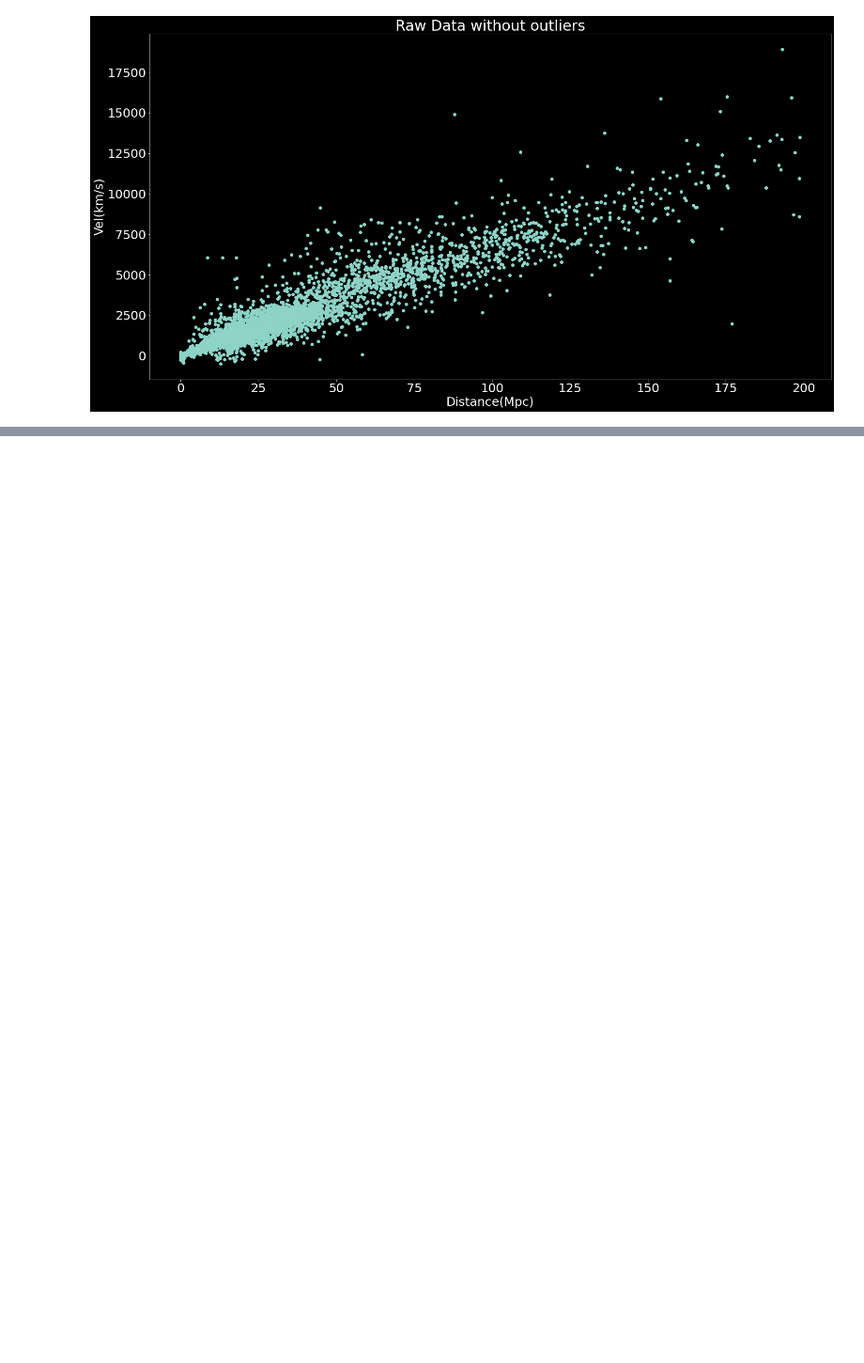
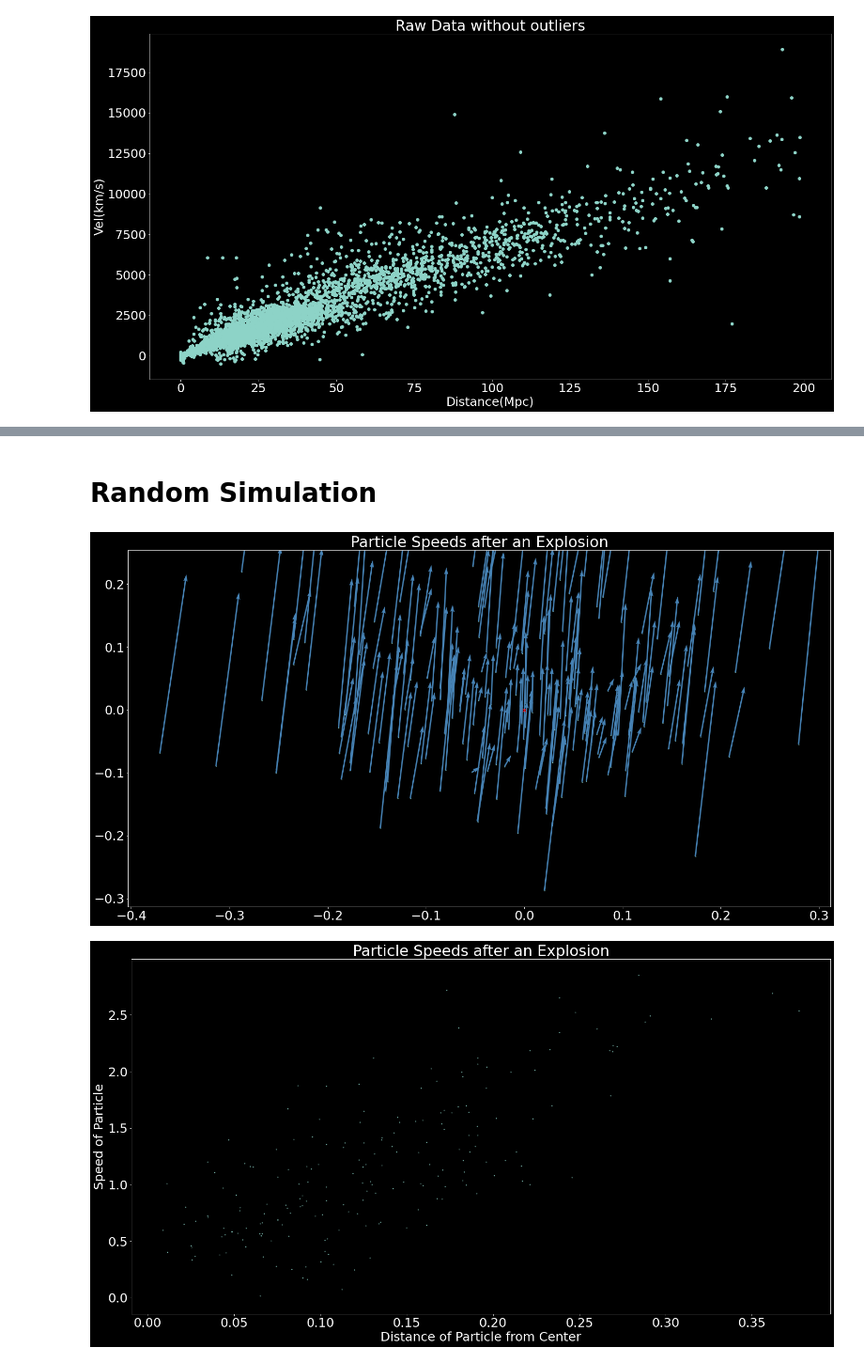
Before and after one commit to bpeck114/c161_project, a Jupyter notebook: dex/hyperleda_query.ipynb, the cells around one changed output, grey strips where cells are left out. Shown: that part at 94% size. Saved outputs shown, nothing was run; the diff lists cells and outputs as text; code cells hidden in the pictures; blank space fills up the shorter version.

```diff
--- a/dex/hyperleda_query.ipynb
+++ b/dex/hyperleda_query.ipynb
@@ -75,0 +98,33 @@ v
+# %% [markdown]
+# Random Simulation
+# %%
+import numpy as np
+import matplotlib.pyplot as plt
+
+sim_particles = 500
+
+# Simulates a vector explosion
+bigbang = np.column_stack((np.random.normal(0, 1, n), np.random.normal(0, 1, n)))
+bigbang_dx = bigbang[:, 0] * 0.1 + 0.05 * np.random.normal(0, 1, n)
+bigbang_dy = bigbang[:, 1] * 0.1 + 0.05 * np.random.normal(0, 1, n)
+bigbang_speed= np.sqrt(bigbang_dx** 2 + bigbang_dy ** 2)
+bigbang_distance = np.sqrt(bigbang[:, 0] ** 2 + bigbang[:, 1] ** 2)
+
+# Plot 1: Particle Speeds after an Explosion
+fig, ax = plt.subplots(figsize=(25, 13))
+ax.scatter(bigbang_dx, bigbang_dy, s=1)
+ax.quiver(bigbang_dx, bigbang_dy, bigbang_speed, bigbang_distance, color='steelblue', scale=10, width=0.002)
+ax.scatter(0, 0, color='red', marker='x')
+ax.set_title('Particle Speeds after an Explosion')
+
+# Plot 2: Particle Speeds vs. Distance from Center
+fig, ax = plt.subplots(figsize=(25, 13))
+ax.scatter(bigbang_speed, bigbang_distance, s=1)
+ax.plot(bigbang_speed, bigbang_distance * 0, linestyle='--', color='black', linewidth=1)
+ax.set_xlabel('Distance of Particle from Center')
+ax.set_ylabel('Speed of Particle')
+ax.set_title('Particle Speeds after an Explosion')
+plt.show()
+# %% [output]
+[figure, added]
+[figure, added]
```
Also changed, not shown: parts of 8 cells of this notebook.
